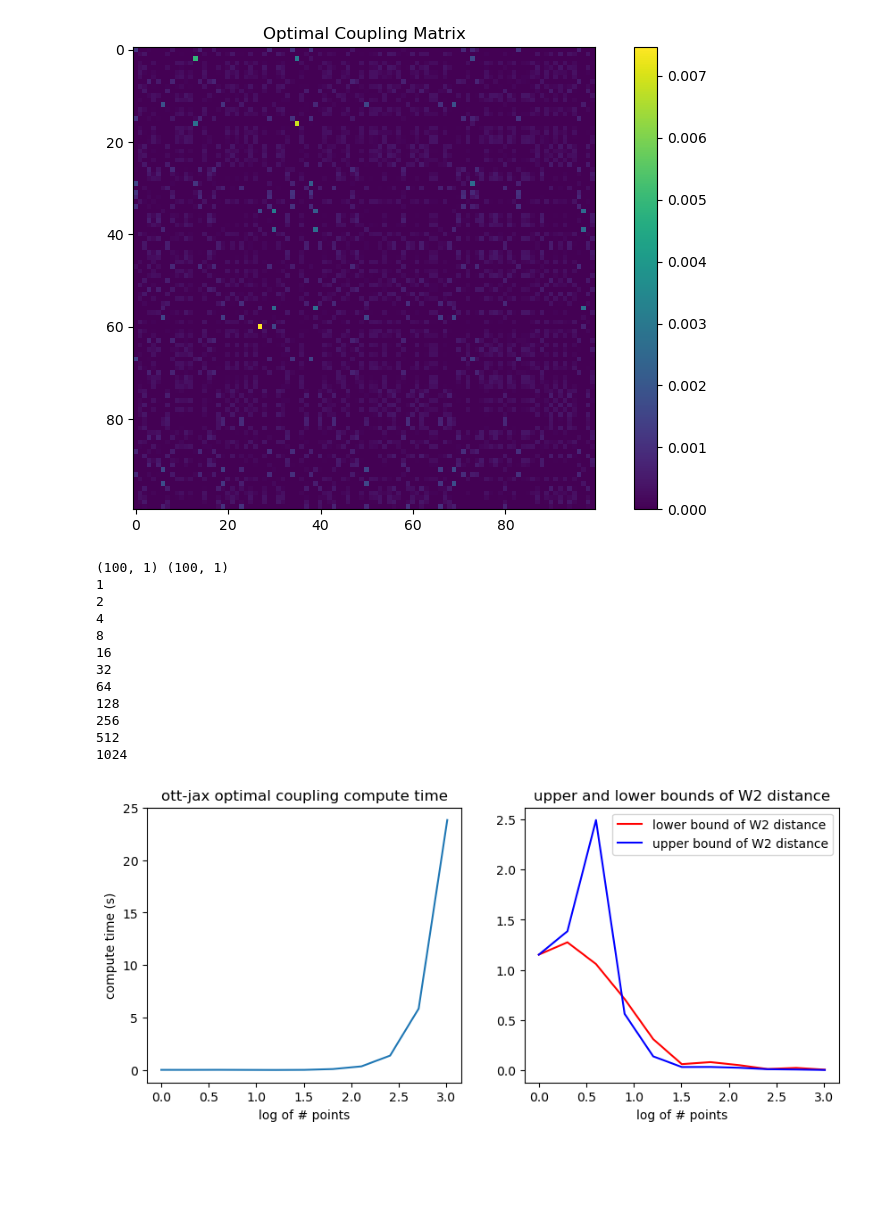
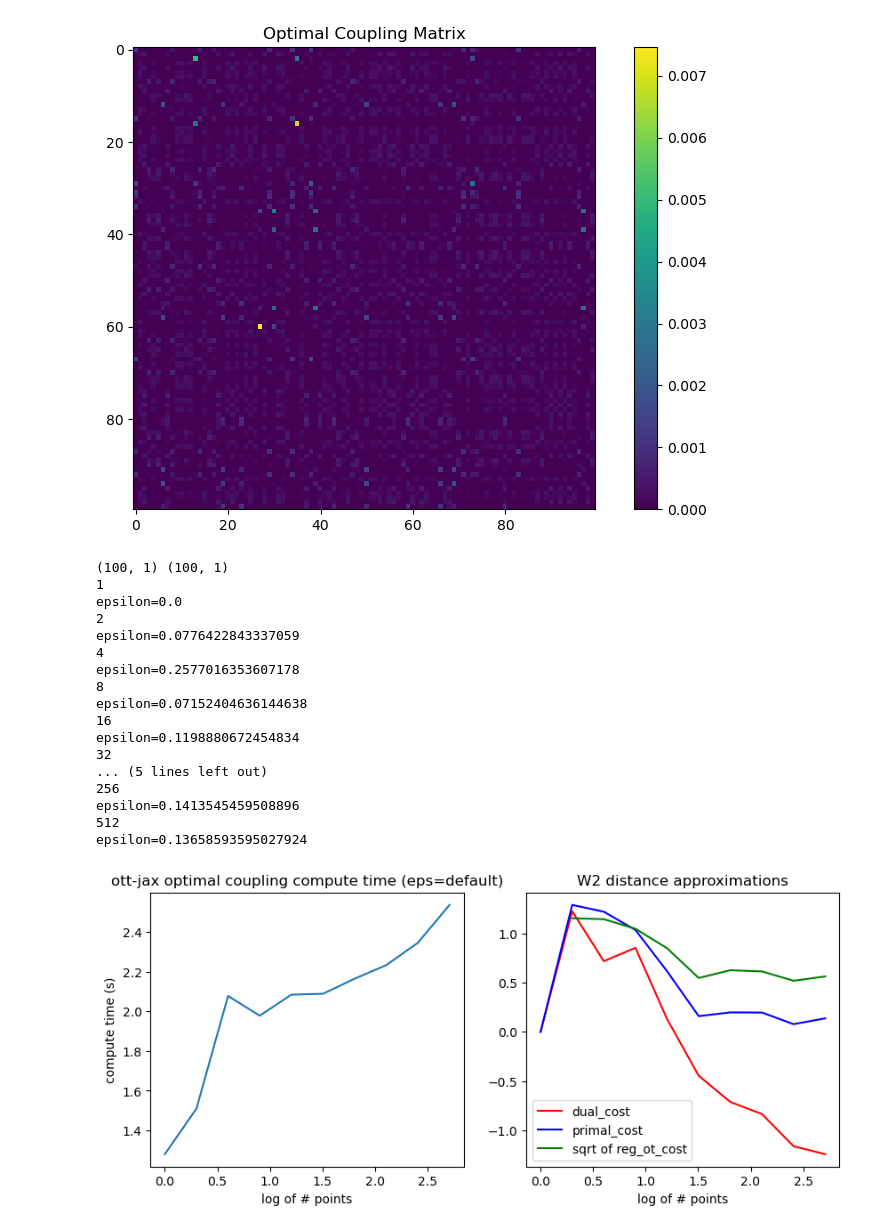
Before and after one commit to jacobe90/birdflow-bilevel, a Jupyter notebook: dev-notebooks/ott-jax test.ipynb, the cells around one changed output. Drawn from its saved outputs; the diff is of its cells as text; code cells hidden in the pictures; blank space fills up the shorter version.

```diff
--- a/dev-notebooks/ott-jax test.ipynb
+++ b/dev-notebooks/ott-jax test.ipynb
@@ -46,55 +46,60 @@ plt.show()
 # %%
 solve_fn = jax.jit(linear.solve)
 
-def random_ott_experiment(n):
+def random_ott_experiment(n, eps):
+    t1 = time.time()
     """runs an OT experiment between two collections of n random 1-D points, with random probabilities"""
     rngs = jax.random.split(jax.random.key(4), 42)
     x_1 = jax.random.normal(rngs[0], (n, 1))
-    x_2 = jax.random.normal(rngs[1], (n, 1)) # sizes can be different
+    x_2 = jax.random.normal(rngs[1], (n, 1))
     mu_1 = jax.random.normal(rngs[2], (n,))
     mu_2 = jax.random.normal(rngs[3], (n,))
-    mu_1 = jnp.exp(mu_1) / jnp.sum(jnp.exp(mu_1))
+    mu_1 = jnp.exp(mu_1) / jnp.sum(jnp.exp(mu_1)) # normalize probability distributions with softmax
     mu_2 = jnp.exp(mu_2) / jnp.sum(jnp.exp(mu_2))
-    geom = pointcloud.PointCloud(x_1, x_2, cost_fn=None, epsilon=1e-4)
+    geom = pointcloud.PointCloud(x_1, x_2, epsilon=eps)
+    print(f'epsilon={geom.epsilon}')
     ot = solve_fn(geom, a=mu_1, b=mu_2)
-    return ot.matrix, ot.dual_cost, ot.primal_cost
+    return ot.matrix, ot.dual_cost, ot.primal_cost, ot.reg_ot_cost, time.time() - t1
 
 print(mu_1.shape, mu_2.shape)
-sizes = [2**k for k in range(11)]
+sizes = [2**k for k in range(10)]
 results = []
 for size in sizes:
     print(size)
-    t1 = time.time()
-    coupling, w2_lb, w2_ub = random_ott_experiment(size)
-    total_time = time.time() - t1
-    results.append([coupling, w2_lb, w2_ub, total_time])
+    results.append(list(random_ott_experiment(size, None)))
 # %% [output]
 (100, 1) (100, 1)
 1
+epsilon=0.0
 2
+epsilon=0.0776422843337059
 4
+epsilon=0.2577016353607178
 8
+epsilon=0.07152404636144638
 16
+epsilon=0.1198880672454834
 32
-64
-128
+... (5 lines left out)
 256
+epsilon=0.1413545459508896
 512
-1024
+epsilon=0.13658593595027924
 # %%
 fig, (ax1, ax2) = plt.subplots(1, 2, figsize=(10, 4))
 logsizes = [jnp.log10(x) for x in sizes]
-ax1.plot(logsizes, [float(row[3]) for row in results])
+ax1.plot(logsizes, [float(row[4]) for row in results])
 ax1.set_ylabel('compute time (s)')
 ax1.set_xlabel('log of # points')
-ax1.set_title('ott-jax optimal coupling compute time')
+ax1.set_title('ott-jax optimal coupling compute time (eps=default)')
+ax2.plot(logsizes, [float(row[1]) for row in results], color='r', label='dual_cost')
+ax2.plot(logsizes, [float(row[2]) for row in results], color='b', label='primal_cost')
+ax2.plot(logsizes, [jnp.sqrt(float(row[3])) for row in results], color='g', label='sqrt of reg_ot_cost')
 
-ax2.plot(logsizes, [float(row[1]) for row in results], color='r', label='lower bound of W2 distance')
-ax2.plot(logsizes, [float(row[2]) for row in results], color='b', label='upper bound of W2 distance')
 ax2.set_xlabel('log of # points')
-ax2.set_title('upper and lower bounds of W2 distance')
+ax2.set_title('W2 distance approximations')
 ax2.legend()
 
 plt.show()
 # %% [output]
-[figure, old version]
+[figure, new version]
```
Also changed, not shown: parts of 3 cells of this notebook.
